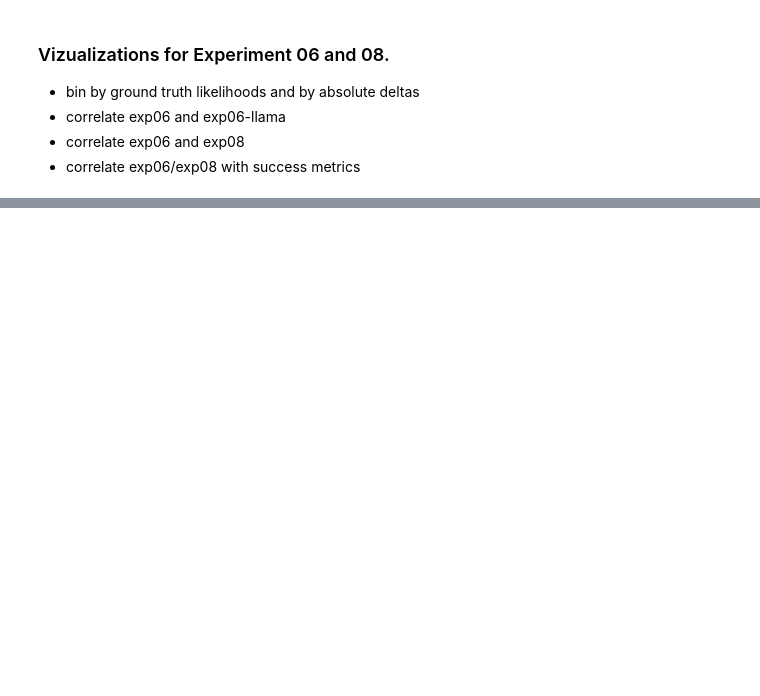
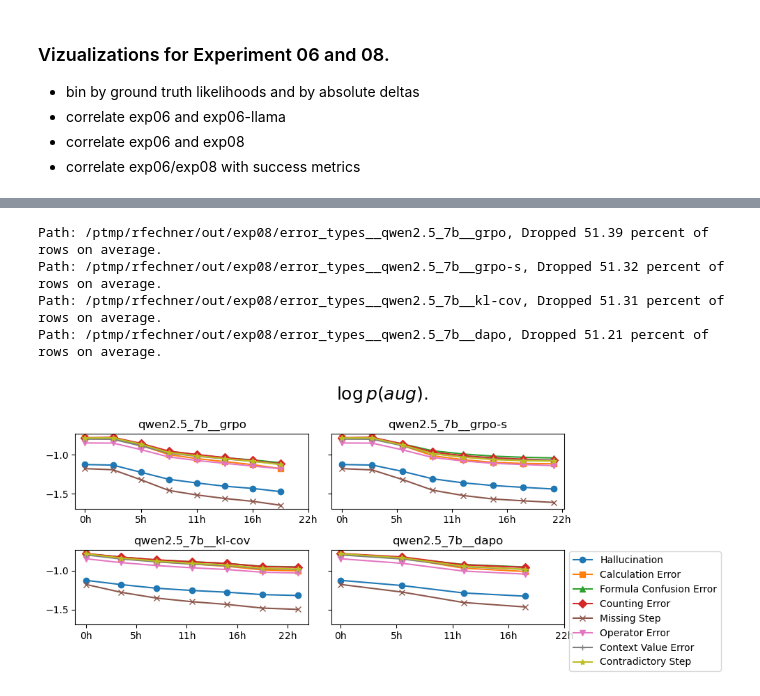
Before and after one commit to rfechner/verl, a Jupyter notebook: workspace/plots/exp06_08_viz.ipynb, the cells around one changed output, grey strips where cells are left out. Cells and saved outputs as stored; diff of their text form; code cells hidden in the pictures; blank space fills up the shorter version.

```diff
--- a/workspace/plots/exp06_08_viz.ipynb
+++ b/workspace/plots/exp06_08_viz.ipynb
@@ -201,0 +166,7 @@ plot2(data, behaviour_types=behaviour_types, time_per_step_s=timings_qwen)
+# %%
+logpaths = {
+    'qwen2.5_7b__grpo': '/ptmp/rfechner/out/exp05_train_qwen2.5-7b/qwen2.5_7b__grpo/logs.jsonl',
+    'qwen2.5_7b__grpo-s': '/ptmp/rfechner/out/exp05_train_qwen2.5-7b/qwen2.5_7b__grpo-s/logs.jsonl',
+    'qwen2.5_7b__kl-cov': '/ptmp/rfechner/out/exp05_train_qwen2.5-7b/qwen2.5_7b__kl-cov/logs.jsonl',
+    'qwen2.5_7b__dapo': '/ptmp/rfechner/out/exp05_train_qwen2.5-7b/qwen2.5_7b__dapo/logs.jsonl'
+}
@@ -201,0 +297,9 @@ plot2(data, behaviour_types=behaviour_types, time_per_step_s=timings_qwen)
+# %%
+data, drop_p = load(paths=qwen_es_paths_abs, **parameters['All $\\log p(gt)$, Low $\\Delta$'])
+plot2(data, data[list(data.keys())[0]][0]['behaviour_type'].unique(), time_per_step_s=timings_qwen)
+# %% [output]
+Path: /ptmp/rfechner/out/exp08/error_types__qwen2.5_7b__grpo, Dropped 51.39 percent of rows on average.
+Path: /ptmp/rfechner/out/exp08/error_types__qwen2.5_7b__grpo-s, Dropped 51.32 percent of rows on average.
+Path: /ptmp/rfechner/out/exp08/error_types__qwen2.5_7b__kl-cov, Dropped 51.31 percent of rows on average.
+Path: /ptmp/rfechner/out/exp08/error_types__qwen2.5_7b__dapo, Dropped 51.21 percent of rows on average.
+[figure, added]
```
Also changed, not shown: parts of 12 cells of this notebook, 25 other files.
